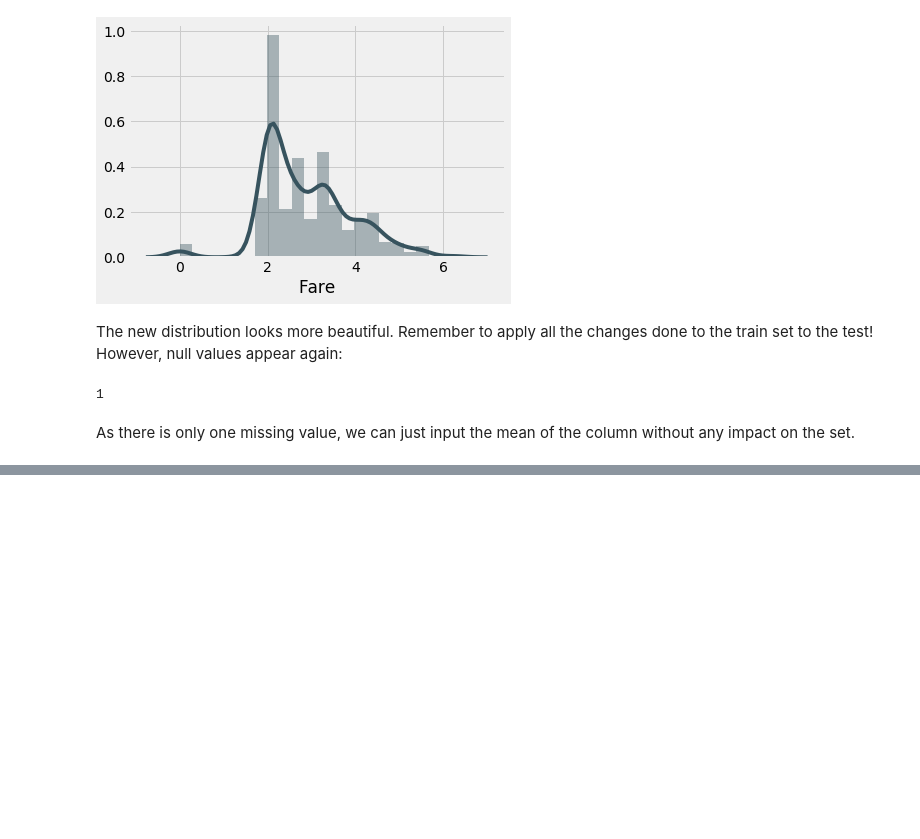
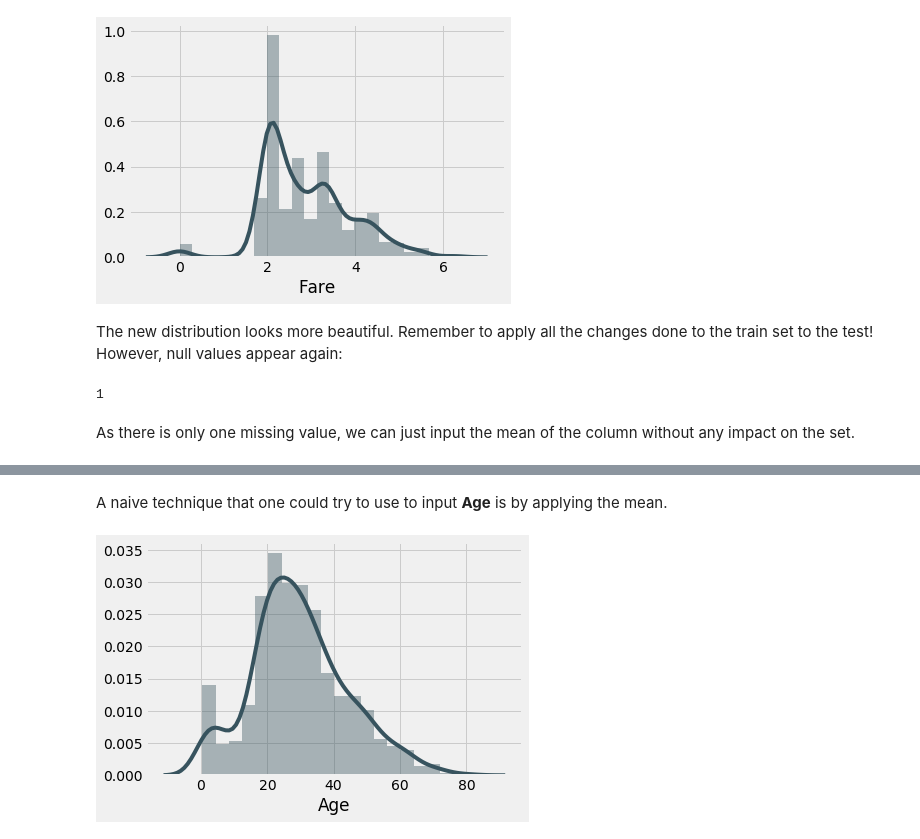
Before and after one commit to pmbrull/pmbrull-github-io-archive, a Jupyter notebook: TitanicSession.ipynb, the cells around one changed output, grey strips where cells are left out. Saved outputs shown, nothing was run; the diff lists cells and outputs as text; code cells hidden in the pictures; blank space fills up the shorter version.

```diff
--- a/TitanicSession.ipynb
+++ b/TitanicSession.ipynb
@@ -276,0 +406,7 @@ test["Fare"] = test["Fare"].map(lambda x: np.log(x) if x > 0 else 0)
+# %% [markdown]
+A naive technique that one could try to use to input **Age** is by applying the mean.
+# %%
+# Recall how the distribution looks like
+s = sns.distplot(train.loc[train['Age'].notnull(),'Age'])
+# %% [output]
+[figure, added]
```
Also changed, not shown: parts of 94 cells of this notebook.
